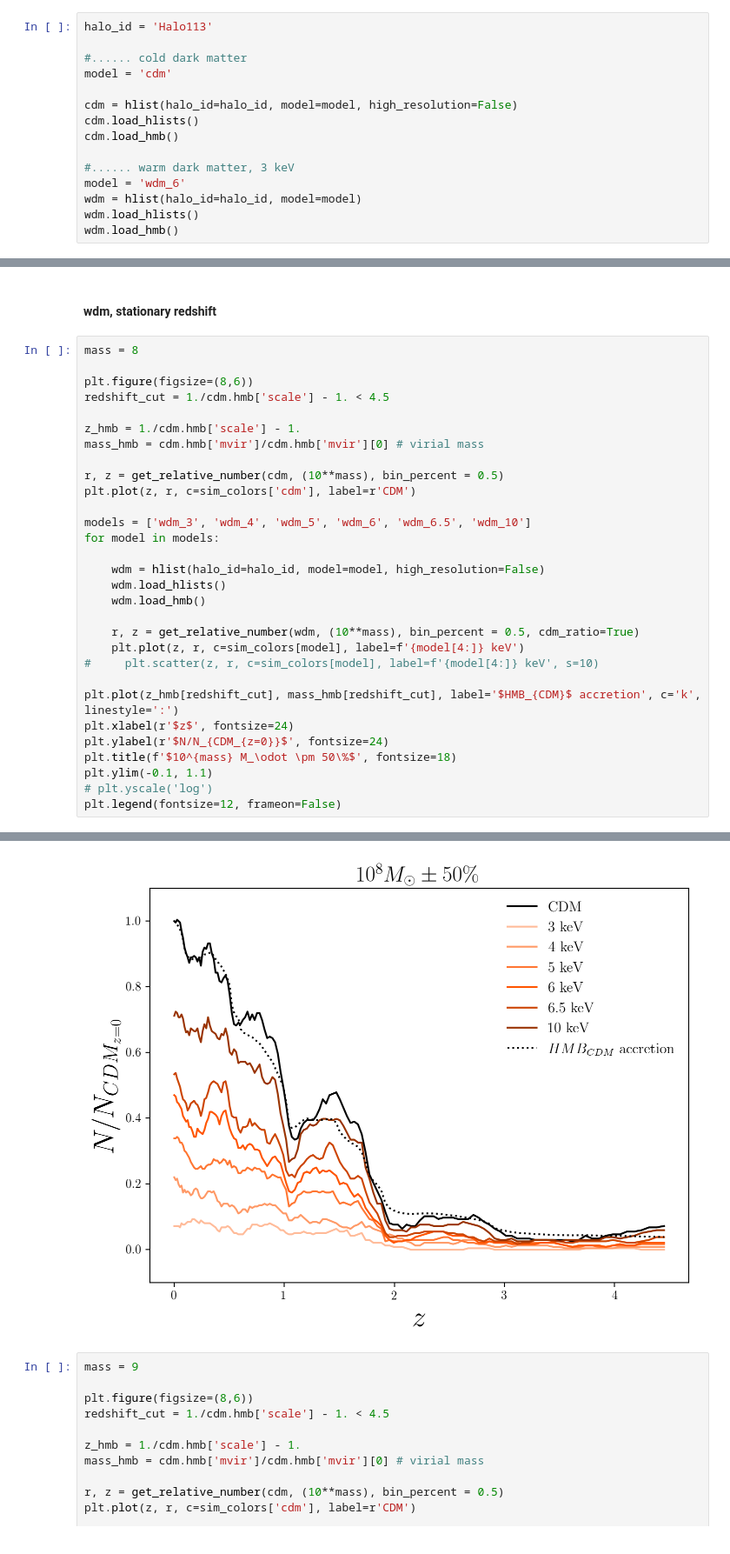
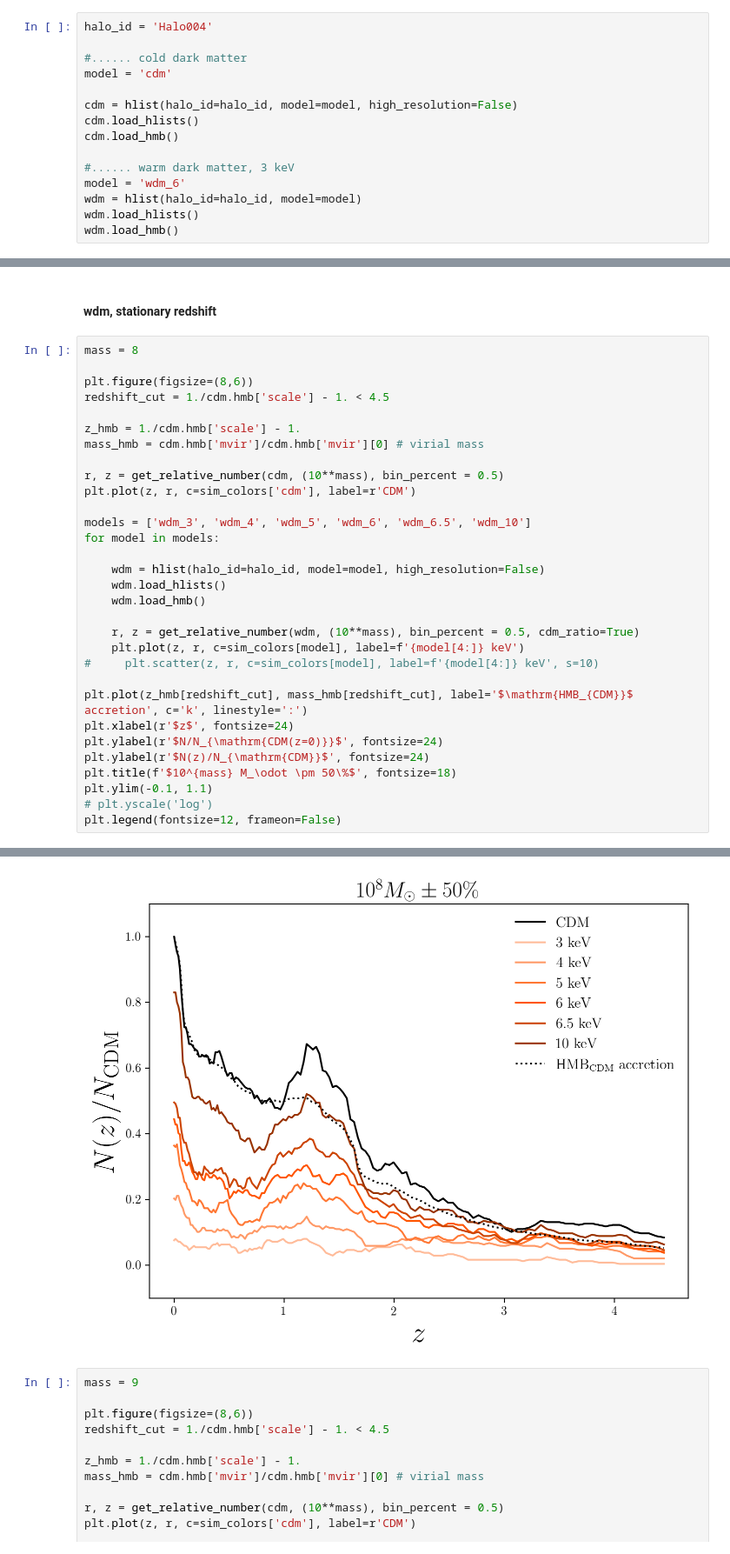
Before and after one commit to theotherlogan/nsbp-2023, a Jupyter notebook: notebooks/evolution.ipynb, the cells around one changed output, grey strips where cells are left out. Shown at 87% size. Drawn from its saved outputs; the diff is of its cells as text.

```diff
--- a/notebooks/evolution.ipynb
+++ b/notebooks/evolution.ipynb
@@ -65,7 +65,7 @@ sim_colors['fdm_151e-22eV'] = custom_cet_fdm[3]
 sim_colors['fdm_185e-22eV'] = custom_cet_fdm[4]
 sim_colors['fdm_490e-22eV'] = custom_cet_fdm[5]
 # %%
-halo_id = 'Halo113'
+halo_id = 'Halo004'
 
 #...... cold dark matter
 model = 'cdm'
@@ -168,36 +168,37 @@ plt.legend(fontsize=12, frameon=False)
 # %%
 mass = 8
 
 plt.figure(figsize=(8,6))
 redshift_cut = 1./cdm.hmb['scale'] - 1. < 4.5
 
 z_hmb = 1./cdm.hmb['scale'] - 1.
 mass_hmb = cdm.hmb['mvir']/cdm.hmb['mvir'][0] # virial mass
 
 r, z = get_relative_number(cdm, (10**mass), bin_percent = 0.5)
 plt.plot(z, r, c=sim_colors['cdm'], label=r'CDM')
 
 models = ['wdm_3', 'wdm_4', 'wdm_5', 'wdm_6', 'wdm_6.5', 'wdm_10']
 for model in models:
 
     wdm = hlist(halo_id=halo_id, model=model, high_resolution=False)
     wdm.load_hlists()
     wdm.load_hmb()
 
     r, z = get_relative_number(wdm, (10**mass), bin_percent = 0.5, cdm_ratio=True)
     plt.plot(z, r, c=sim_colors[model], label=f'{model[4:]} keV')
 #     plt.scatter(z, r, c=sim_colors[model], label=f'{model[4:]} keV', s=10)
 
-plt.plot(z_hmb[redshift_cut], mass_hmb[redshift_cut], label='$HMB_{CDM}$ accretion', c='k', linestyle=':')
+plt.plot(z_hmb[redshift_cut], mass_hmb[redshift_cut], label='$\mathrm{HMB_{CDM}}$ accretion', c='k', linestyle=':')
 plt.xlabel(r'$z$', fontsize=24)
-plt.ylabel(r'$N/N_{CDM_{z=0}}$', fontsize=24)
+plt.ylabel(r'$N/N_{\mathrm{CDM(z=0)}}$', fontsize=24)
+plt.ylabel(r'$N(z)/N_{\mathrm{CDM}}$', fontsize=24)
 plt.title(f'$10^{mass} M_\odot \pm 50\%$', fontsize=18)
 plt.ylim(-0.1, 1.1)
 # plt.yscale('log')
 plt.legend(fontsize=12, frameon=False)
 # %% [output]
 <matplotlib.legend.Legend at 0x...>
-[figure, old version]
+[figure, new version]
 # %%
 mass = 9
 
```
Also changed, not shown: parts of 2 cells of this notebook, 3 other files.
